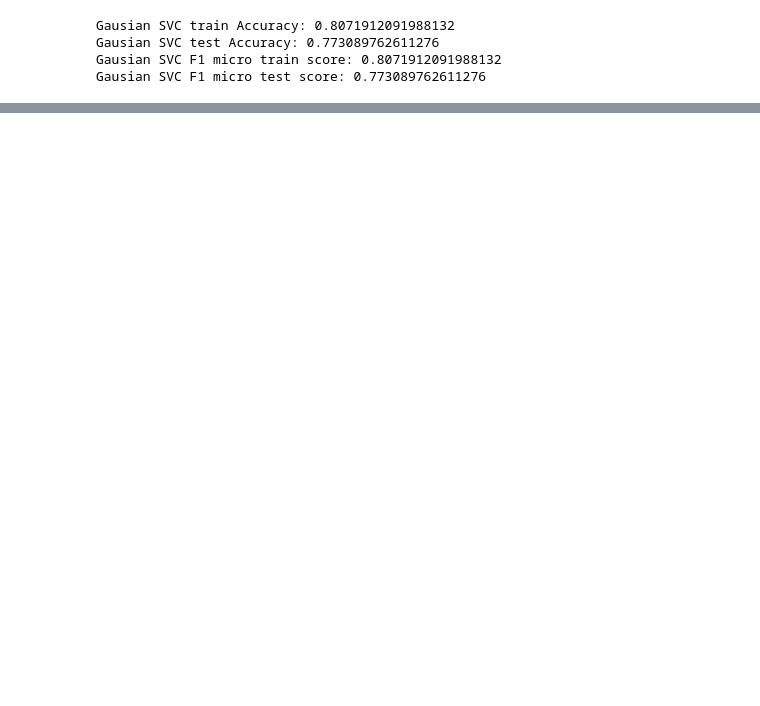
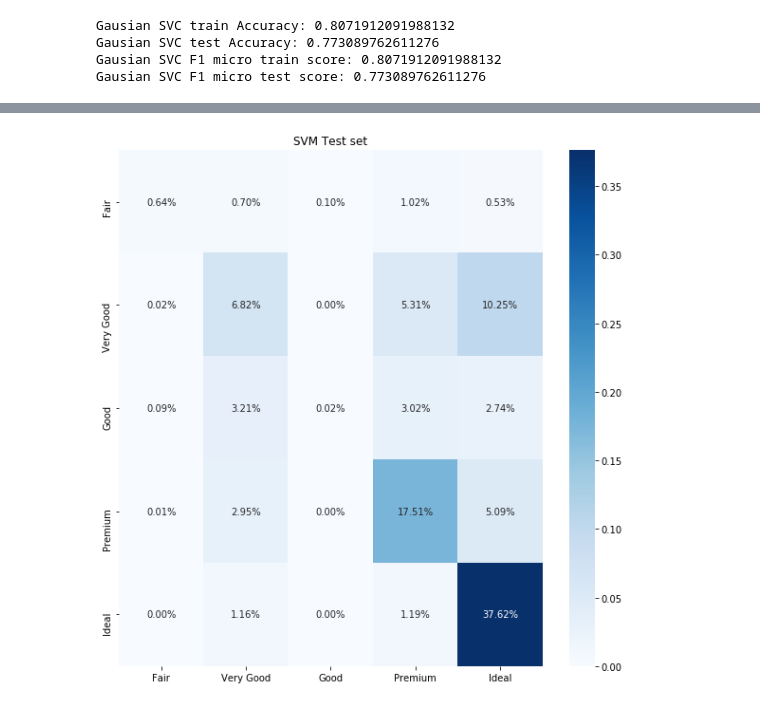
Before and after one commit to LuGeorgiev/Python-SoftUni, a Jupyter notebook: MachineLearning/15.Exam/Exam 15.11.2020 Lyubomir Georgiev.ipynb, the cells around one changed output, grey strips where cells are left out. Saved outputs shown, nothing was run; the diff lists cells and outputs as text; code cells hidden in the pictures; blank space fills up the shorter version.

```diff
--- a/MachineLearning/15.Exam/Exam 15.11.2020 Lyubomir Georgiev.ipynb
+++ b/MachineLearning/15.Exam/Exam 15.11.2020 Lyubomir Georgiev.ipynb
@@ -566,0 +664,4 @@ Linear SVC F1 micro test score: 0.6336238872403561
+# %%
+plot_confusion_matrix(grid_search, diamonds_features_test, diamonds_labelss_test, "SVM Test set")
+# %% [output]
+[figure, added]
```
Also changed, not shown: parts of 41 cells of this notebook.
